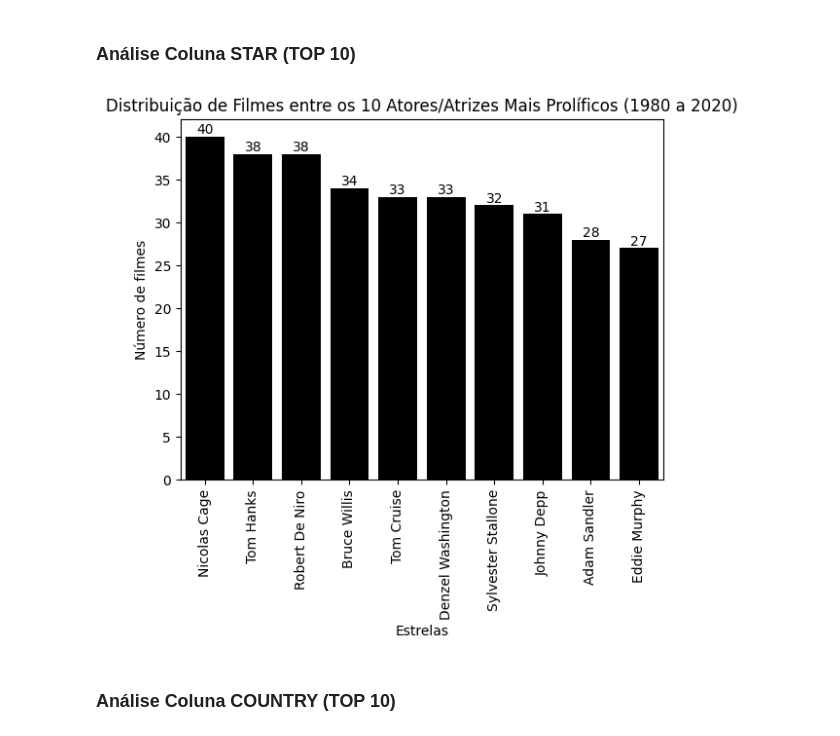
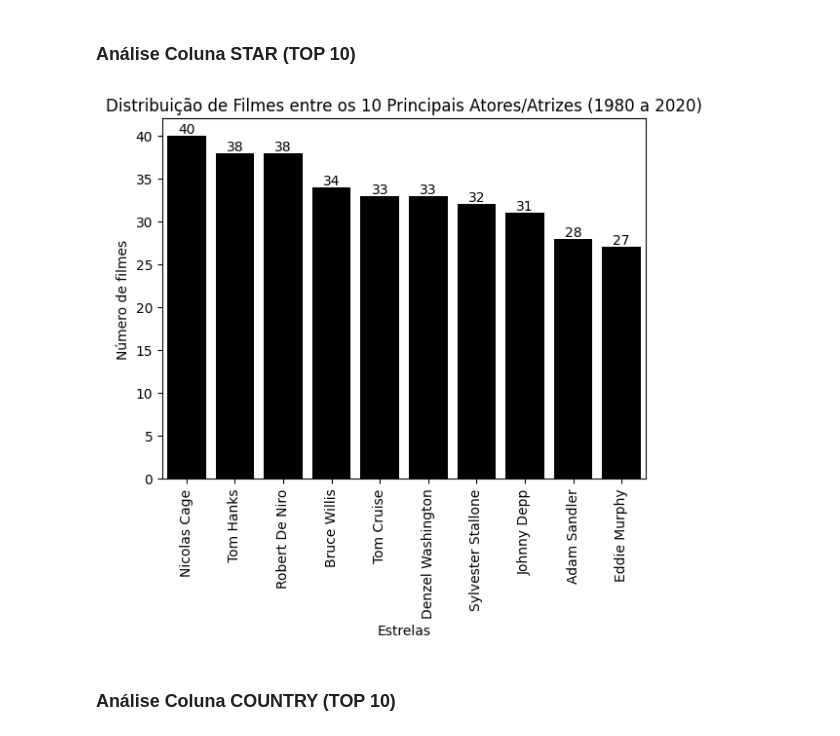
Before and after one commit to guicns/movie-industry-analysis, a Jupyter notebook: 2. Análise Python/movies_python_analysis.ipynb, the cells around one changed output. Saved outputs shown, nothing was run; the diff lists cells and outputs as text; code cells hidden in the pictures.

```diff
--- a/2. Análise Python/movies_python_analysis.ipynb
+++ b/2. Análise Python/movies_python_analysis.ipynb
@@ -170,16 +170,16 @@ star_count = df.star.value_counts().head(10)
 # %%
 ax = sns.barplot(data=star_count, color='black')
 
 for i in ax.containers:
     ax.bar_label(i,)
 
 plt.xlabel('Estrelas')
 plt.ylabel('Número de filmes')
-plt.title('Distribuição de Filmes entre os 10 Atores/Atrizes Mais Prolíficos (1980 a 2020)', fontdict=font_title_graphs)
+plt.title('Distribuição de Filmes entre os 10 Principais Atores/Atrizes (1980 a 2020)', fontdict=font_title_graphs)
 plt.xticks(rotation=90)
 plt.show()
 # %% [output]
-[figure, old version]
+[figure, new version]
 # %% [markdown]
 ### Análise Coluna COUNTRY (TOP 10)
 # %%
```
Also changed, not shown: parts of 14 cells of this notebook.
